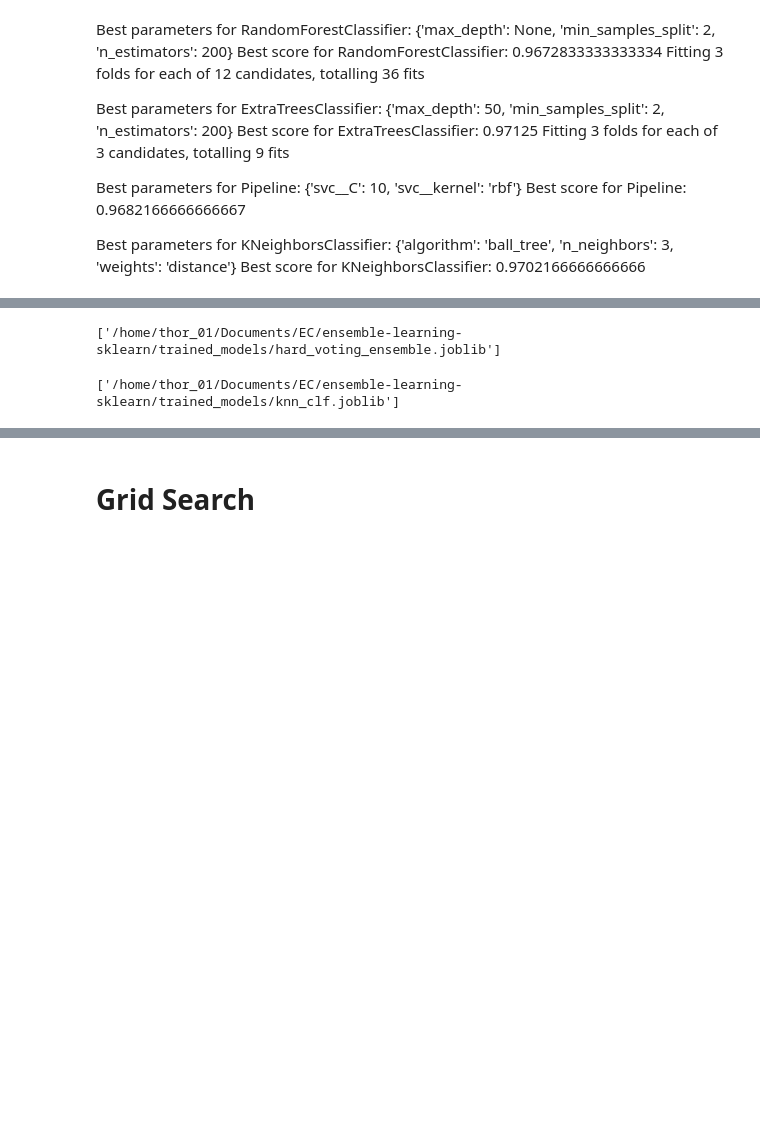
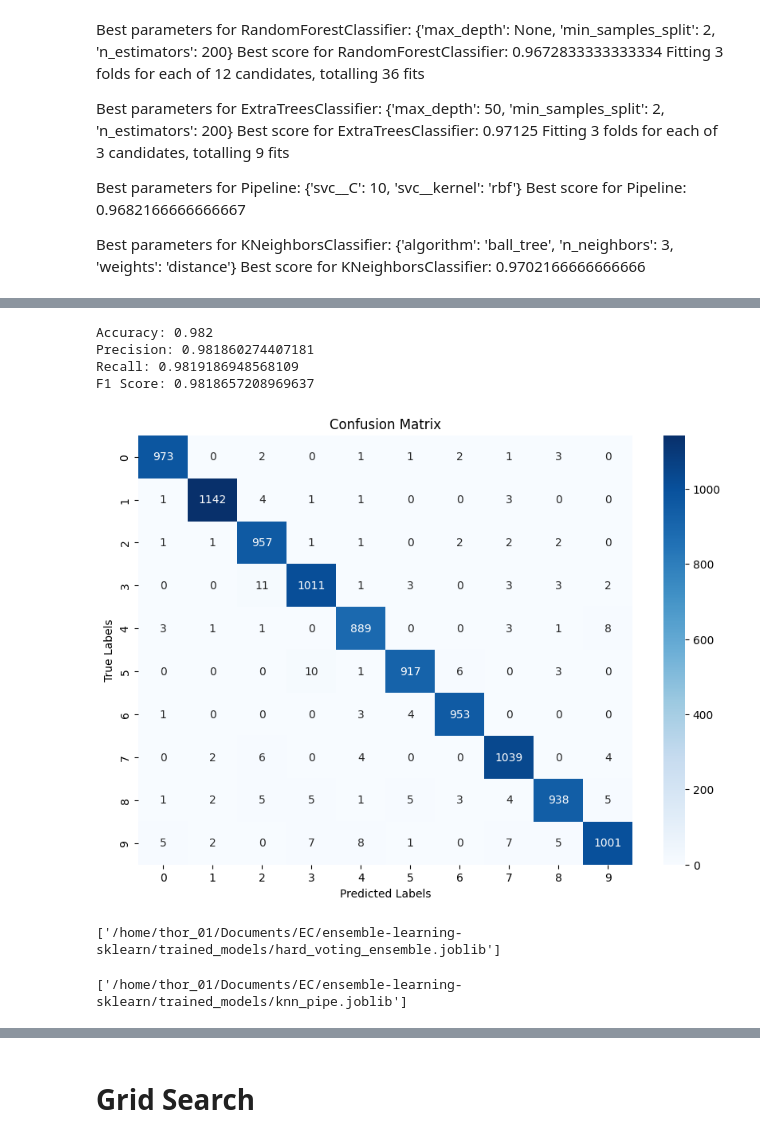
Before and after one commit to SiarheiThor/ensemble-learning-sklearn, a Jupyter notebook: notebooks/model_train.ipynb, the cells around one changed output, grey strips where cells are left out. Cells and saved outputs as stored; diff of their text form; code cells hidden in the pictures; blank space fills up the shorter version.

```diff
--- a/notebooks/model_train.ipynb
+++ b/notebooks/model_train.ipynb
@@ -166,4 +231,34 @@ F1 Score: 0.9695029141771745
 [figure]
+# %%
+# Make predictions on the test set
+test_predict = svm_clf.predict(X_test)
+
+# Calculate evaluation metrics
+accuracy = accuracy_score(y_test, test_predict)
+precision = precision_score(y_test, test_predict, average='macro')  # Use 'micro', 'macro', 'weighted' or None based on your problem
+recall = recall_score(y_test, test_predict, average='macro')
+f1 = f1_score(y_test, test_predict, average='macro')
+
+# Display the metrics
+print(f"Accuracy: {accuracy}")
+print(f"Precision: {precision}")
+print(f"Recall: {recall}")
+print(f"F1 Score: {f1}")
+
+# Generate and plot the confusion matrix
+cm = confusion_matrix(y_test, test_predict)
+plt.figure(figsize=(10, 7))
+sns.heatmap(cm, annot=True, fmt="d", cmap="Blues", xticklabels=range(10), yticklabels=range(10))  # Adjust labels if necessary
+plt.xlabel('Predicted Labels')
+plt.ylabel('True Labels')
+plt.title('Confusion Matrix')
+plt.show()
+# %% [output]
+Accuracy: 0.982
+Precision: 0.981860274407181
+Recall: 0.9819186948568109
+F1 Score: 0.9818657208969637
+[figure, added]
 # %%
 from joblib import dump
 
@@ -171,9 +266,11 @@ dump(hard_voting_ensemble, '/home/thor_01/Documents/EC/ensemble-learning-sklearn
 # %% [output]
 ['/home/thor_01/Documents/EC/ensemble-learning-sklearn/trained_models/hard_voting_ensemble.joblib']
-# %%
-dump(knn_clf, '/home/thor_01/Documents/EC/ensemble-learning-sklearn/trained_models/knn_clf.joblib')
-# %% [output]
-['/home/thor_01/Documents/EC/ensemble-learning-sklearn/trained_models/knn_clf.joblib']
+# %%
+from joblib import dump
+dump(svm_clf, '/home/thor_01/Documents/EC/ensemble-learning-sklearn/models_archive/svm_clf.joblib')
+dump(knn_pipe, '/home/thor_01/Documents/EC/ensemble-learning-sklearn/models_archive/knn_pipe.joblib')
+# %% [output]
+['/home/thor_01/Documents/EC/ensemble-learning-sklearn/trained_models/knn_pipe.joblib']
 # %%
 # Using stacking
 from sklearn.ensemble import StackingClassifier
```
Also changed, not shown: parts of 12 cells of this notebook, 2 other files.
